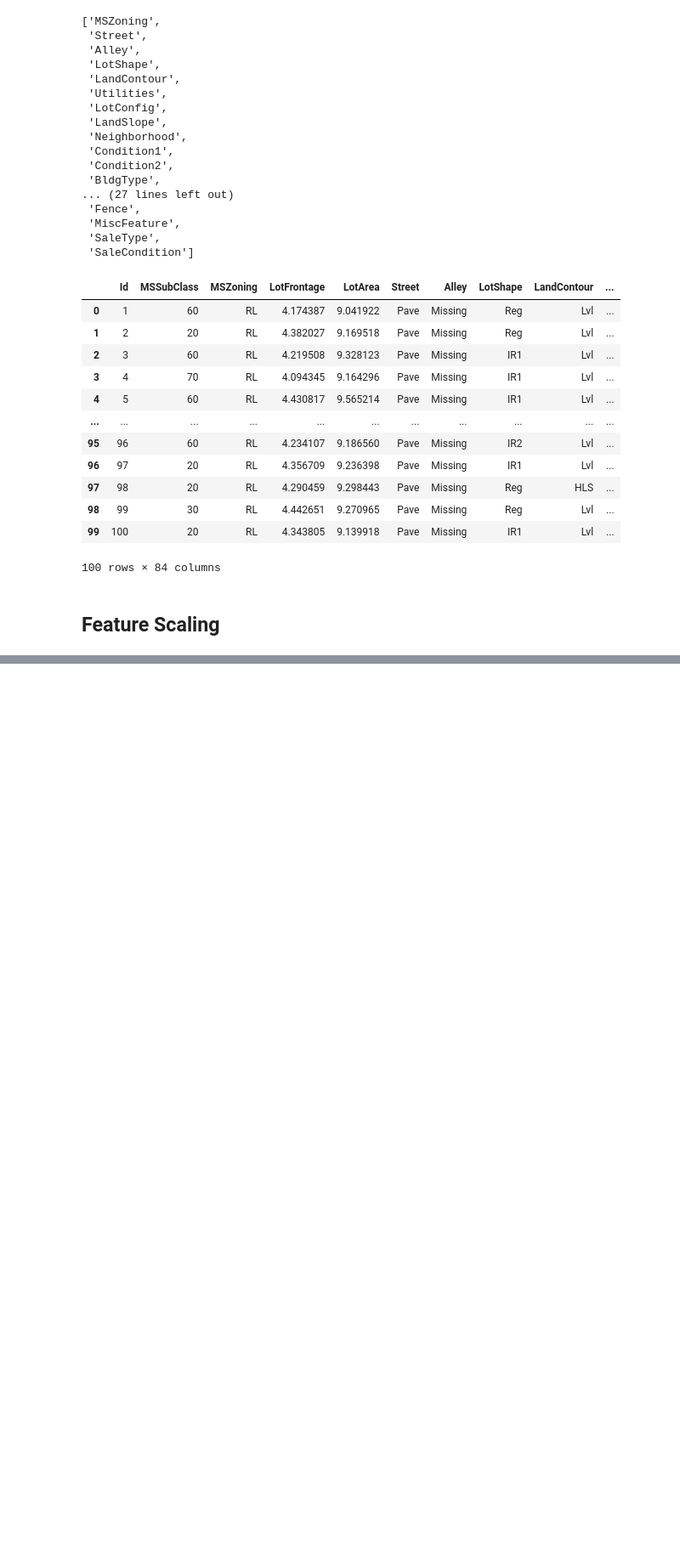
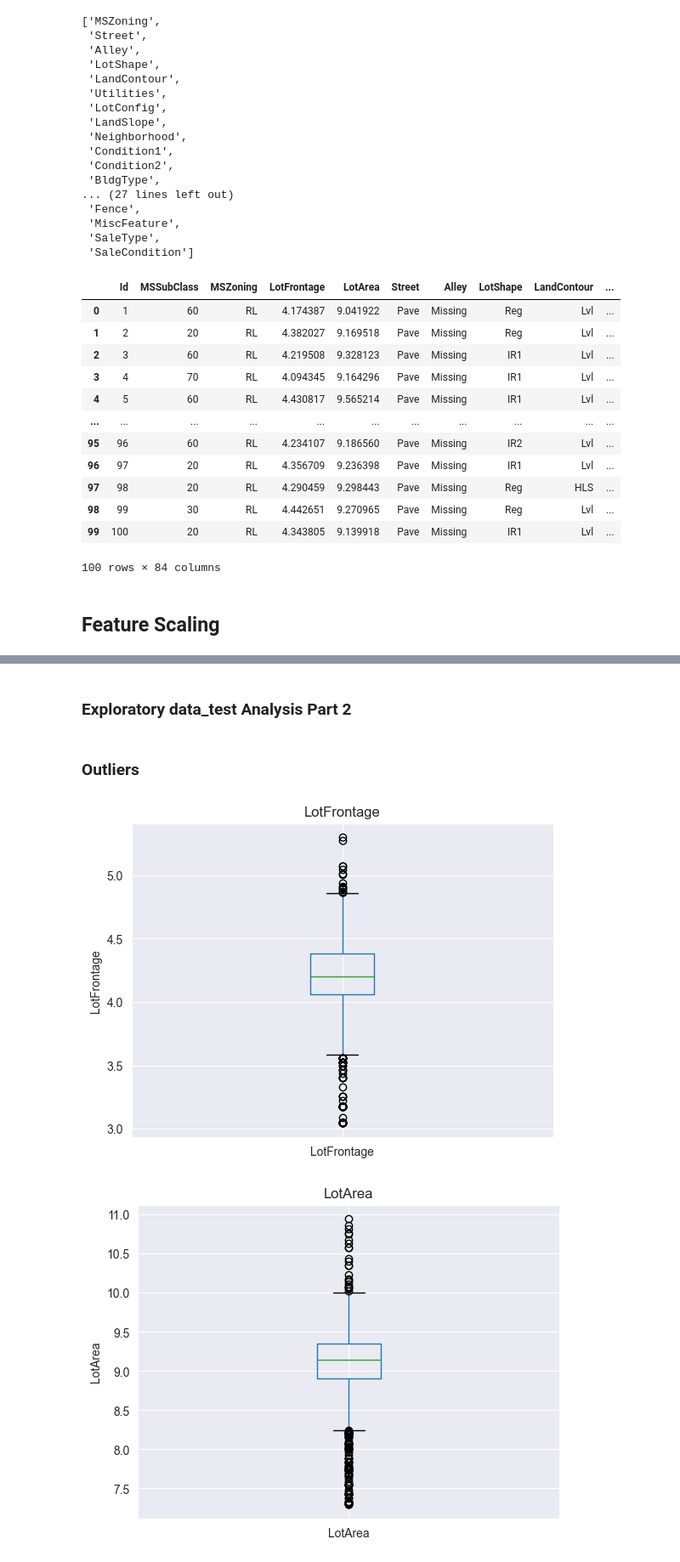
Before and after one commit to er-prateek-tripathi/HousingPricesDataset, a Jupyter notebook: MyWork/House_Price_Prediction.ipynb, the cells around one changed output, grey strips where cells are left out. Shown at 85% size. Cells and saved outputs as stored; diff of their text form; code cells hidden in the pictures; blank space fills up the shorter version.

```diff
--- a/MyWork/House_Price_Prediction.ipynb
+++ b/MyWork/House_Price_Prediction.ipynb
@@ -697,0 +886,18 @@ data.to_csv('X_train.csv', index = False)
+# %% [markdown]
+### Exploratory data_test Analysis Part 2
+# %% [markdown]
+### Outliers
+# %%
+for feature in continuous_feature:
+    data_test=dataset_test.copy()
+    if 0 in data_test[feature].unique():
+        pass
+    else:
+        data_test[feature]=np.log(data_test[feature])
+        data_test.boxplot(column=feature)
+        plt.ylabel(feature)
+        plt.title(feature)
+        plt.show()
+# %% [output]
+[figure, added]
+[figure, added]
```
Also changed, not shown: parts of 102 cells of this notebook, 1 other file.
